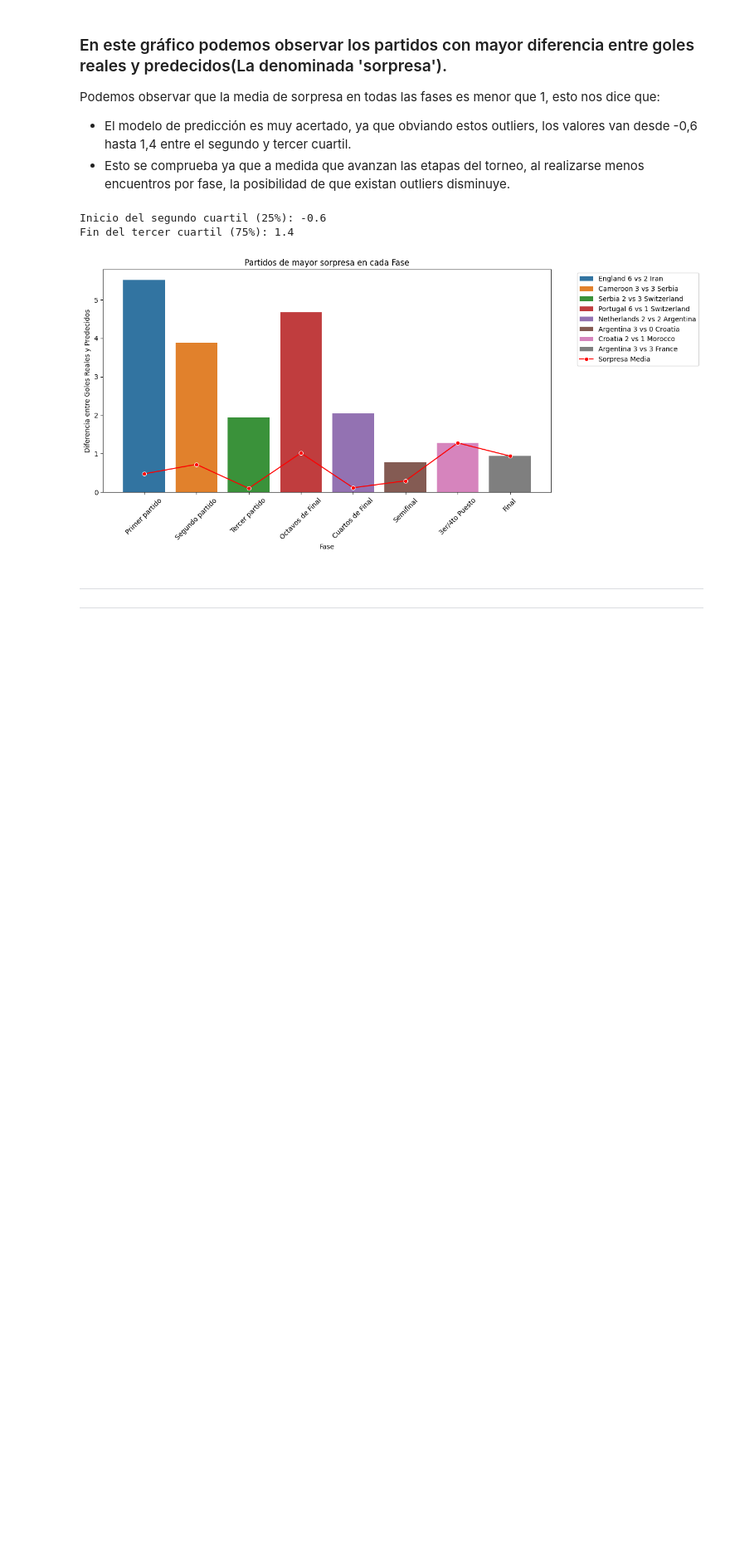
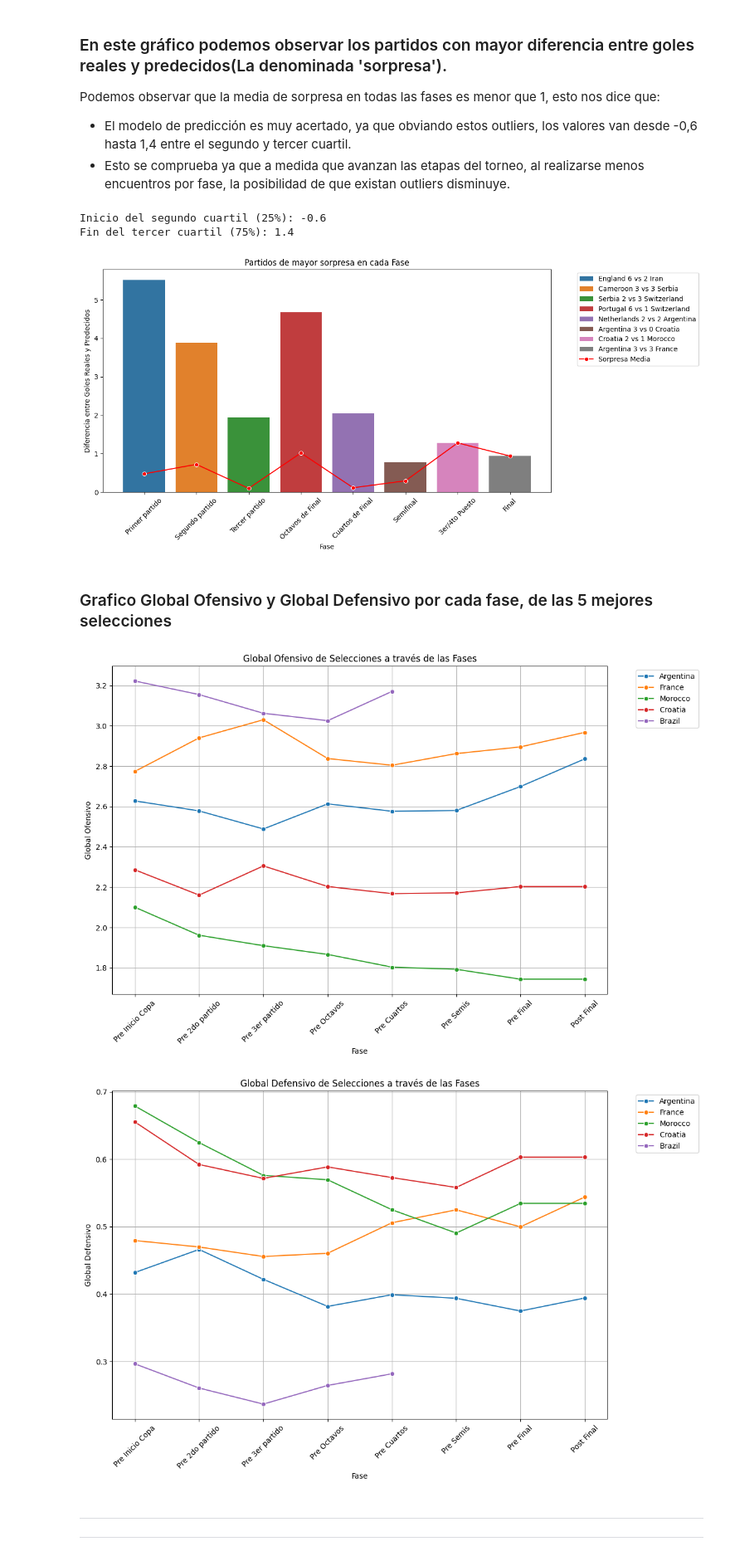
Before and after one commit to valenrosito/TP-Fundamentos_Ciencia_de_Datos, a Jupyter notebook: src/TP.ipynb, the cells around one changed output. Shown at 83% size. Drawn from its saved outputs; the diff is of its cells as text; code cells hidden in the pictures; blank space fills up the shorter version.

Commit message:
Agergamos Grafico Global Ofensivo y Global Defensivo por cada fase, de las 5 mejores selecciones

```diff
--- a/src/TP.ipynb
+++ b/src/TP.ipynb
@@ -441,6 +368,39 @@ plt.show()
 Inicio del segundo cuartil (25%): -0.6
 Fin del tercer cuartil (75%): 1.4
 [figure]
+# %% [markdown]
+### Grafico Global Ofensivo y Global Defensivo por cada fase, de las 5 mejores selecciones
+# %%
+# selecciones de interés
+selecciones_interes = ['Argentina', 'France', 'Croatia', 'Morocco', 'Brazil']
+pronostico_filtrado = pronostico[pronostico['Equipo'].isin(selecciones_interes)]
+
+
+plt.figure(figsize=(12, 8))
+
+# Global Ofensivo grafico
+sns.lineplot(data=pronostico_filtrado, x='Fase', y='Global_Ofensivo', hue='Equipo', marker='o', sort=False)
+plt.gca().invert_xaxis()  # Invertir el orden del eje x
+plt.title('Global Ofensivo de Selecciones a través de las Fases')
+plt.xlabel('Fase'), plt.ylabel('Global Ofensivo')
+plt.xticks(rotation=45)
+plt.legend(bbox_to_anchor=(1.05, 1), loc='upper left')
+plt.grid(True)
+plt.show()
+
+# Global Defensivo grafico
+plt.figure(figsize=(12, 8))
+sns.lineplot(data=pronostico_filtrado, x='Fase', y='Global_Defensivo', hue='Equipo', marker='o', sort=False)
+plt.gca().invert_xaxis()  # Invertir el orden del eje x
+plt.title('Global Defensivo de Selecciones a través de las Fases')
+plt.xlabel('Fase'), plt.ylabel('Global Defensivo')
+plt.xticks(rotation=45)
+plt.legend(bbox_to_anchor=(1.05, 1), loc='upper left')
+plt.grid(True)
+plt.show()
+# %% [output]
+[figure, added]
+[figure, added]
 # %% [markdown]
 ------------------------------------------------------------------------------------------------------------------------
 ------------------------------------------------------------------------------------------------------------------------
```
Also changed, not shown: parts of 1 cell of this notebook.
